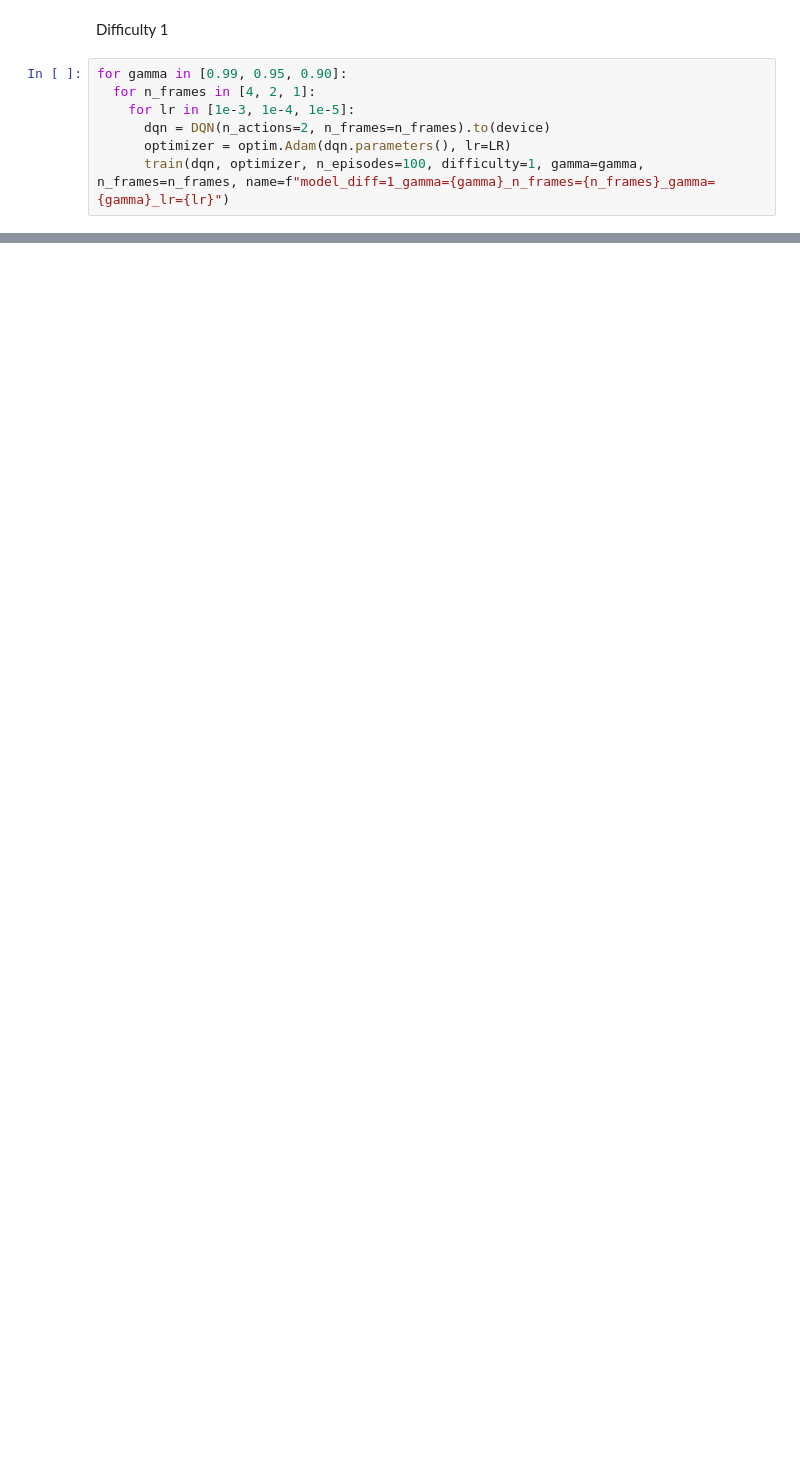
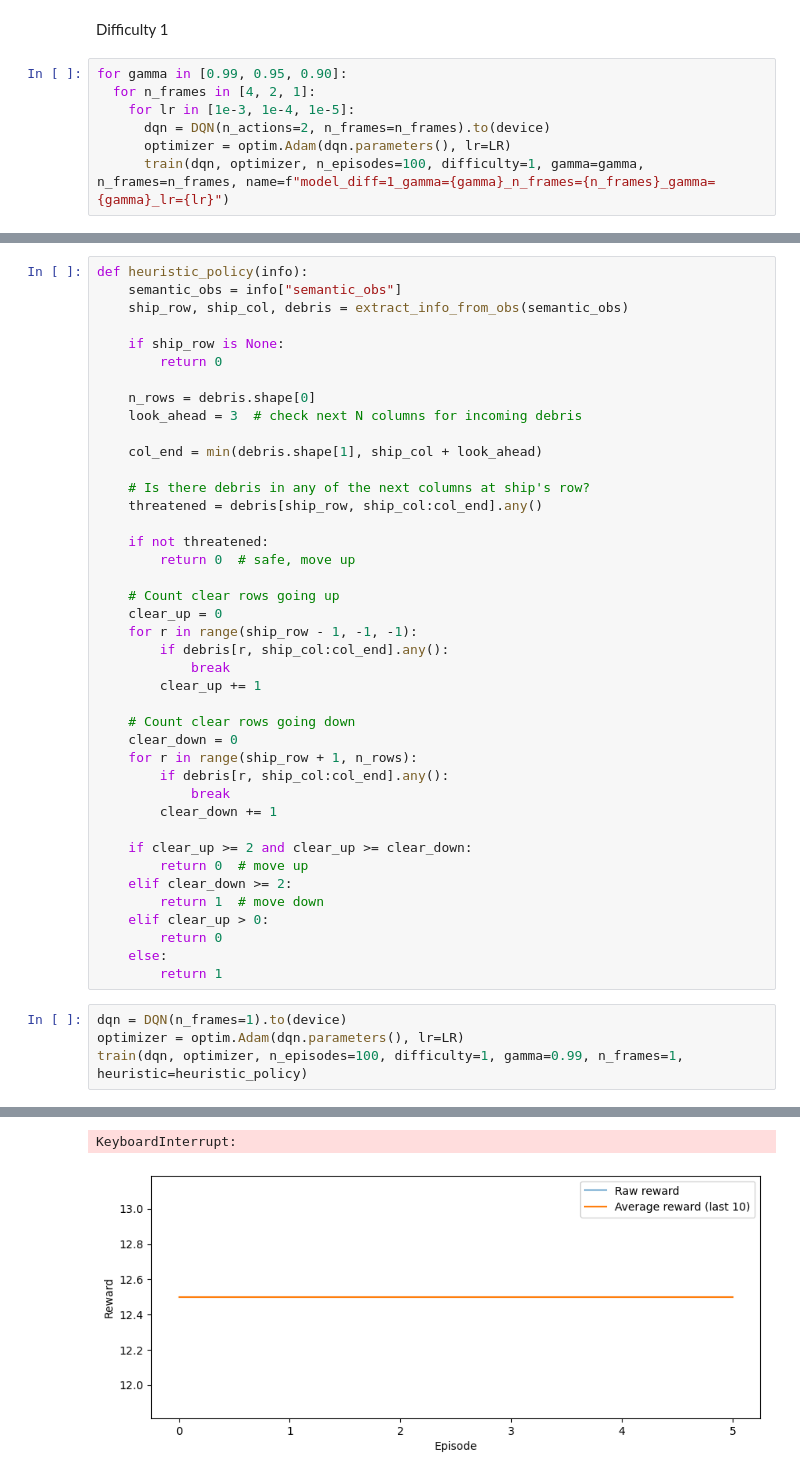
Before and after one commit to rarosilva/DL_Proj2, a Jupyter notebook: tasks/task1.ipynb, the cells around one changed output, grey strips where cells are left out. Cells and saved outputs as stored; diff of their text form; blank space fills up the shorter version.

Commit message:
Heuristic work

```diff
--- a/tasks/task1.ipynb
+++ b/tasks/task1.ipynb
@@ -254,0 +248,46 @@ for gamma in [0.99, 0.95, 0.90]:
+# %%
+def heuristic_policy(info):
+    semantic_obs = info["semantic_obs"]
+    ship_row, ship_col, debris = extract_info_from_obs(semantic_obs)
+
+    if ship_row is None:
+        return 0
+
+    n_rows = debris.shape[0]
+    look_ahead = 3  # check next N columns for incoming debris
+
+    col_end = min(debris.shape[1], ship_col + look_ahead)
+
+    # Is there debris in any of the next columns at ship's row?
+    threatened = debris[ship_row, ship_col:col_end].any()
+
+    if not threatened:
+        return 0  # safe, move up
+
+    # Count clear rows going up
+    clear_up = 0
+    for r in range(ship_row - 1, -1, -1):
+        if debris[r, ship_col:col_end].any():
+            break
+        clear_up += 1
+
+    # Count clear rows going down
+    clear_down = 0
+    for r in range(ship_row + 1, n_rows):
+        if debris[r, ship_col:col_end].any():
+            break
+        clear_down += 1
+
+    if clear_up >= 2 and clear_up >= clear_down:
+        return 0  # move up
+    elif clear_down >= 2:
+        return 1  # move down
+    elif clear_up > 0:
+        return 0
+    else:
+        return 1
+# %%
+dqn = DQN(n_frames=1).to(device)
+optimizer = optim.Adam(dqn.parameters(), lr=LR)
+train(dqn, optimizer, n_episodes=100, difficulty=1, gamma=0.99, n_frames=1, heuristic=heuristic_policy)
+# %% [output]
@@ -254,0 +300,2 @@ for gamma in [0.99, 0.95, 0.90]:
+KeyboardInterrupt:
+[figure, added]
```
Also changed, not shown: parts of 18 cells of this notebook, 1 other file.
